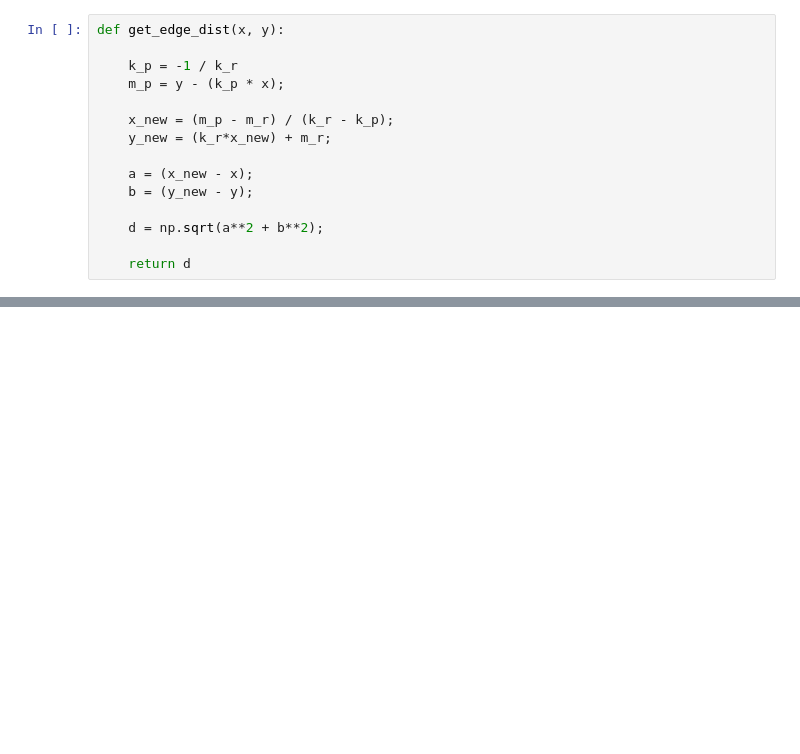
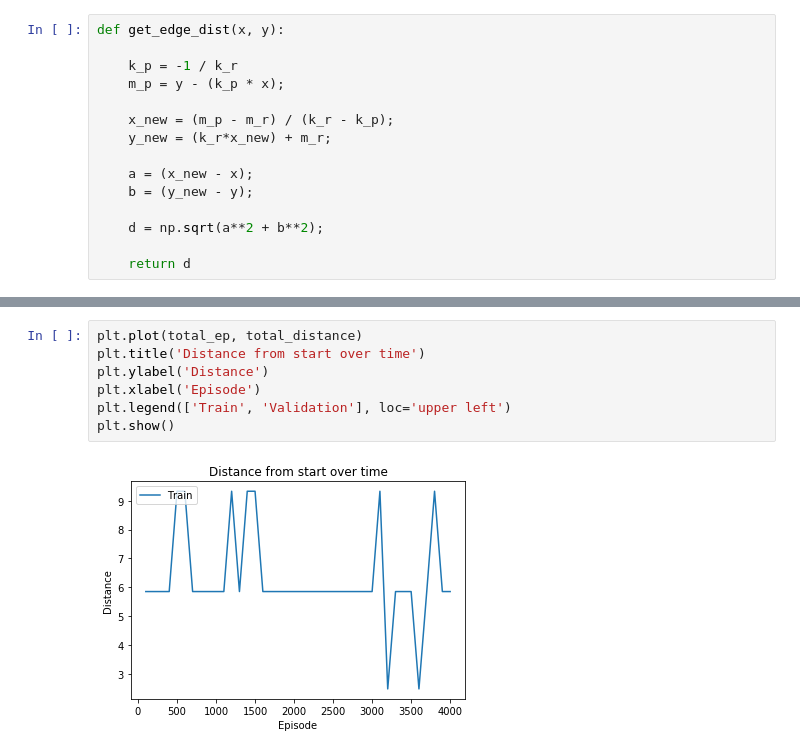
Before and after one commit to Jacobth/wow_rl_notebook, a Jupyter notebook: wow_rl_sim.ipynb, the cells around one changed output, grey strips where cells are left out. Drawn from its saved outputs; the diff is of its cells as text; blank space fills up the shorter version.

```diff
--- a/wow_rl_sim.ipynb
+++ b/wow_rl_sim.ipynb
@@ -280,0 +369,9 @@ episode 3000 done, found goal 1000 times with and avg step of 32.019, total goal
+# %%
+plt.plot(total_ep, total_distance)
+plt.title('Distance from start over time')
+plt.ylabel('Distance')
+plt.xlabel('Episode')
+plt.legend(['Train', 'Validation'], loc='upper left')
+plt.show()
+# %% [output]
+[figure, added]
```
Also changed, not shown: parts of 16 cells of this notebook, 1 other file.
